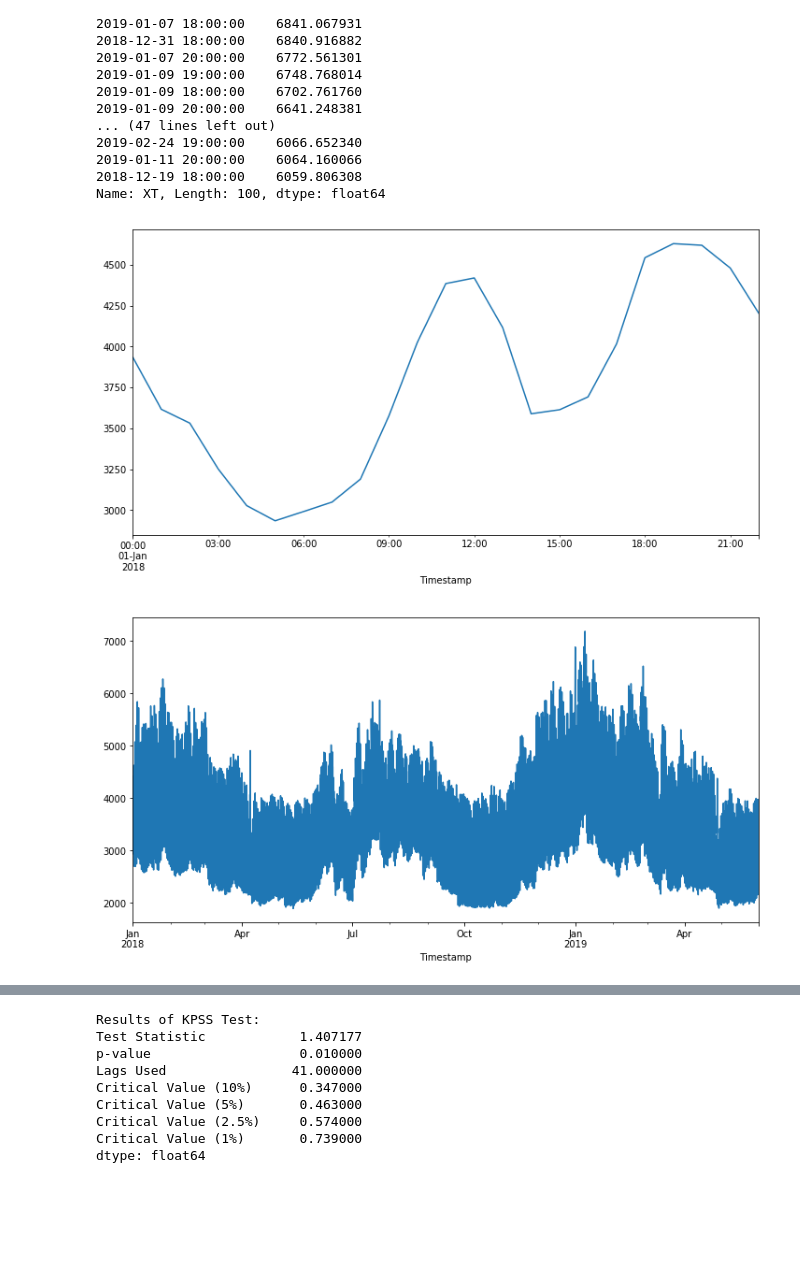
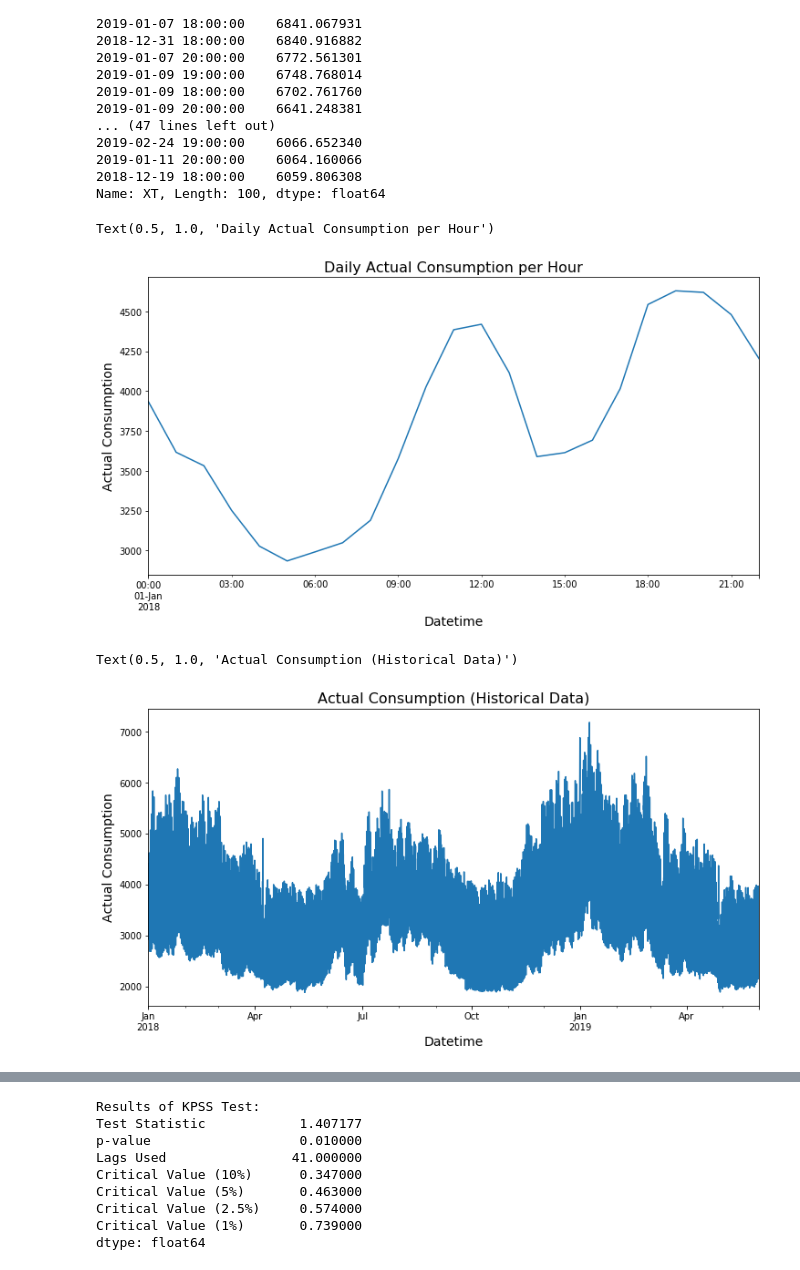
Before and after one commit to Darzan21/Electric-Load-Forecasting, a Jupyter notebook: LoadForecasting.ipynb, the cells around one changed output, grey strips where cells are left out. Cells and saved outputs as stored; diff of their text form; code cells hidden in the pictures; blank space fills up the shorter version.

```diff
--- a/LoadForecasting.ipynb
+++ b/LoadForecasting.ipynb
@@ -420,12 +433,20 @@ Timestamp
 Name: XT, Length: 100, dtype: float64
 # %%
 final['XT'].iloc[:23].plot(figsize=(12,6)).autoscale(axis='x',tight=True);
+plt.xlabel('Datetime', fontsize=14)
+plt.ylabel('Actual Consumption', fontsize=14)
+plt.title('Daily Actual Consumption per Hour', fontsize=16)
 # %% [output]
+Text(0.5, 1.0, 'Daily Actual Consumption per Hour')
-[figure, old version]
+[figure, new version]
 # %%
 final['XT'].plot(figsize=(12,6)).autoscale(axis='x',tight=True);
+plt.xlabel('Datetime', fontsize=14)
+plt.ylabel('Actual Consumption', fontsize=14)
+plt.title('Actual Consumption (Historical Data)', fontsize=16)
 # %% [output]
+Text(0.5, 1.0, 'Actual Consumption (Historical Data)')
-[figure, old version]
+[figure, new version]
 # %%
 fig, axes = plt.subplots(nrows=4, sharex=True, figsize=(16,6))
 
```
Also changed, not shown: parts of 38 cells of this notebook.
